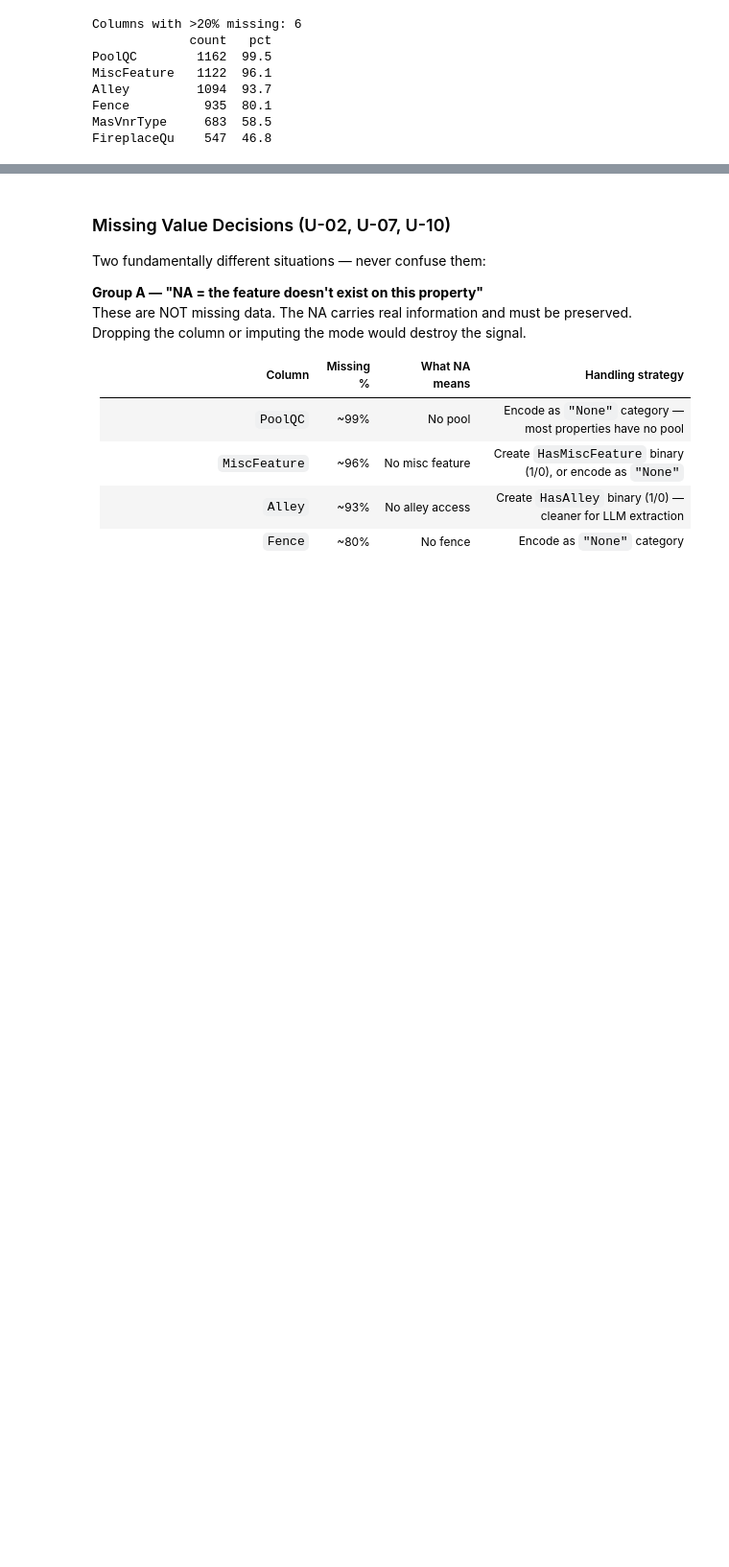
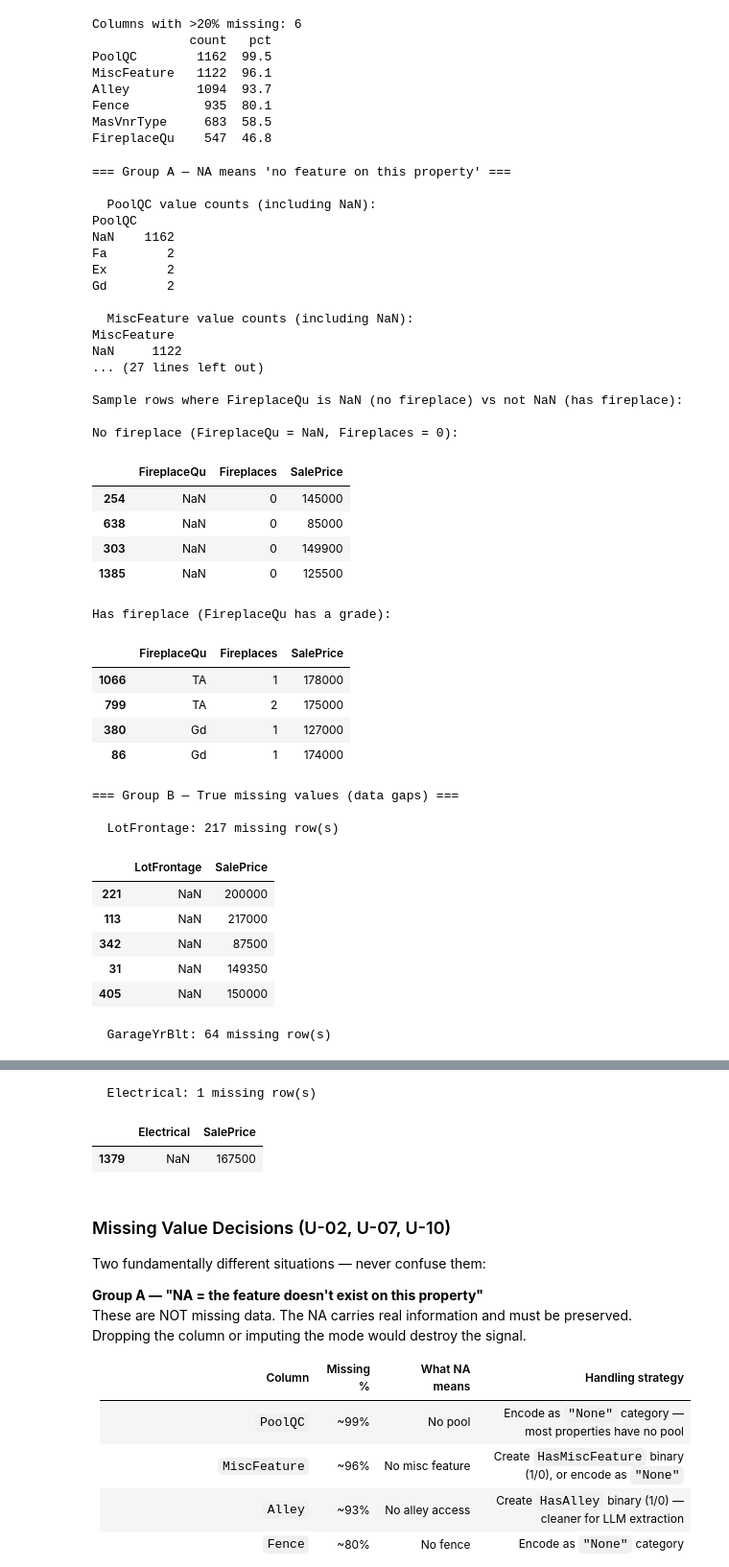
Before and after one commit to amir-hilal/real-estate-ai, a Jupyter notebook: ml/eda.ipynb, the cells around one changed output, grey strips where cells are left out. Shown at 96% size. Saved outputs shown, nothing was run; the diff lists cells and outputs as text; code cells hidden in the pictures; blank space fills up the shorter version.

```diff
--- a/ml/eda.ipynb
+++ b/ml/eda.ipynb
@@ -192,3 +192,79 @@ Alley         1094  93.7
 Fence          935  80.1
 MasVnrType     683  58.5
 FireplaceQu    547  46.8
+# %%
+# ── Examples of actual missing value rows ─────────────────────────────────────
+
+# Group A: NA = "feature doesn't exist on this property"
+# Show value counts so you can see that NaN dominates — this is the signal
+group_a = ["PoolQC", "MiscFeature", "Alley", "Fence", "FireplaceQu"]
+
+print("=== Group A — NA means 'no feature on this property' ===\n")
+for col in group_a:
+    print(f"  {col} value counts (including NaN):")
+    print(X_train[col].value_counts(dropna=False).to_string())
+    print()
+
+# Show a few actual rows so you can see what the raw data looks like
+print("Sample rows where FireplaceQu is NaN (no fireplace) vs not NaN (has fireplace):")
+no_fp = X_train[X_train["FireplaceQu"].isnull()][["FireplaceQu", "Fireplaces"]].head(4)
+no_fp["SalePrice"] = y_train.loc[no_fp.index].values
+
+has_fp = X_train[X_train["FireplaceQu"].notna()][["FireplaceQu", "Fireplaces"]].head(4)
+has_fp["SalePrice"] = y_train.loc[has_fp.index].values
+
+print("\nNo fireplace (FireplaceQu = NaN, Fireplaces = 0):")
+display(no_fp)
+print("Has fireplace (FireplaceQu has a grade):")
+display(has_fp)
+
+# ── Group B: true missing values ──────────────────────────────────────────────
+print("\n=== Group B — True missing values (data gaps) ===\n")
+group_b = ["LotFrontage", "GarageYrBlt", "Electrical"]
+
+for col in group_b:
+    n = X_train[col].isnull().sum()
+    print(f"  {col}: {n} missing row(s)")
+    null_rows = X_train[X_train[col].isnull()][[col]].head(5).copy()
+    null_rows["SalePrice"] = y_train.loc[null_rows.index].values
+    display(null_rows)
+    print()
+# %% [output]
+=== Group A — NA means 'no feature on this property' ===
+
+  PoolQC value counts (including NaN):
+PoolQC
+NaN    1162
+Fa        2
+Ex        2
+Gd        2
+
+  MiscFeature value counts (including NaN):
+MiscFeature
+NaN     1122
+... (27 lines left out)
+
+Sample rows where FireplaceQu is NaN (no fireplace) vs not NaN (has fireplace):
+
+No fireplace (FireplaceQu = NaN, Fireplaces = 0):
+|  | FireplaceQu | Fireplaces | SalePrice |
+| 254 | NaN | 0 | 145000 |
+| 638 | NaN | 0 | 85000 |
+| 303 | NaN | 0 | 149900 |
+| 1385 | NaN | 0 | 125500 |
+Has fireplace (FireplaceQu has a grade):
+|  | FireplaceQu | Fireplaces | SalePrice |
+| 1066 | TA | 1 | 178000 |
+| 799 | TA | 2 | 175000 |
+| 380 | Gd | 1 | 127000 |
+| 86 | Gd | 1 | 174000 |
+=== Group B — True missing values (data gaps) ===
+
+  LotFrontage: 217 missing row(s)
+|  | LotFrontage | SalePrice |
+| 221 | NaN | 200000 |
+| 113 | NaN | 217000 |
+| 342 | NaN | 87500 |
+| 31 | NaN | 149350 |
+| 405 | NaN | 150000 |
+  GarageYrBlt: 64 missing row(s)
@@ -195,3 +277,6 @@ FireplaceQu    547  46.8
+  Electrical: 1 missing row(s)
+|  | Electrical | SalePrice |
+| 1379 | NaN | 167500 |
 # %% [markdown]
 ### Missing Value Decisions (U-02, U-07, U-10)
 
```
Also changed, not shown: parts of 1 cell of this notebook.
